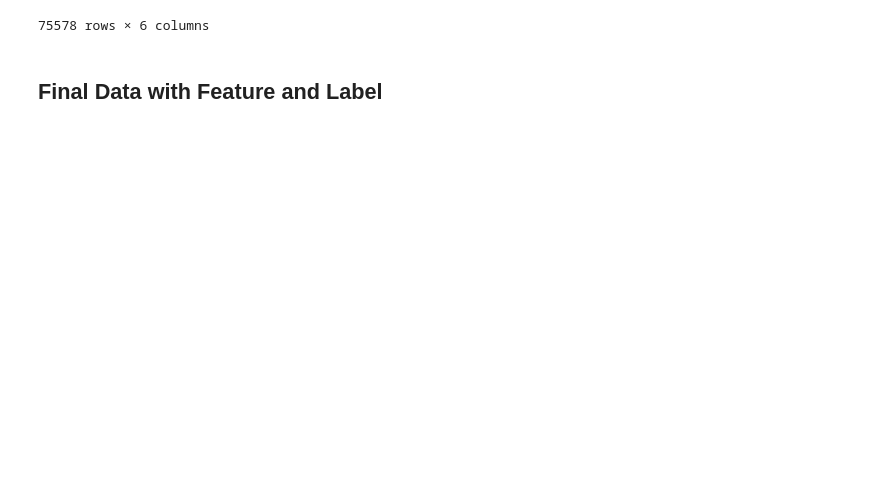
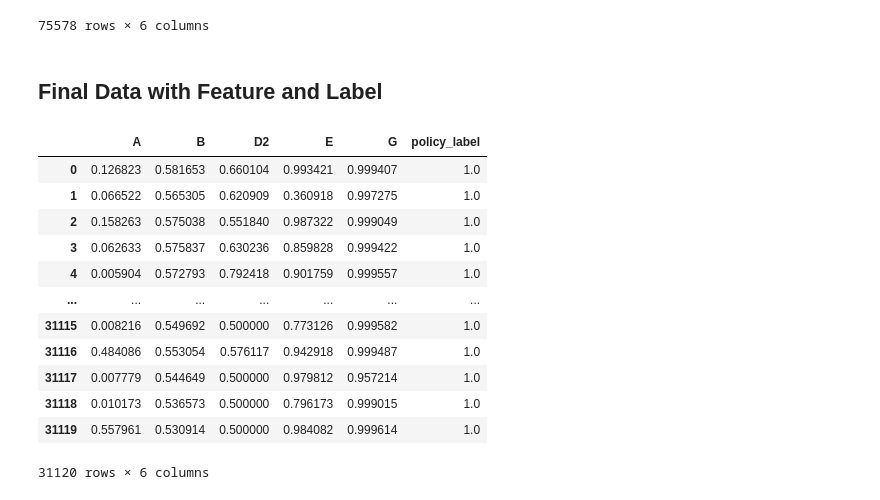
Before and after one commit to codebyhyuk/TikTok-TechJam-2025, a Jupyter notebook: data_gpt_labeler/data_preprocessing.ipynb, the cells around one changed output. Drawn from its saved outputs; the diff is of its cells as text; code cells hidden in the pictures; blank space fills up the shorter version.

```diff
--- a/data_gpt_labeler/data_preprocessing.ipynb
+++ b/data_gpt_labeler/data_preprocessing.ipynb
@@ -188,0 +189,16 @@ df_final_final = pd.concat([df_final_1, df_final_2, df_final_3, df_final_6]).res
+# %%
+pd.read_csv("../final_data_featured_filtered.csv")
+# %% [output]
+|  | A | B | D2 | E | G | policy_label |
+| 0 | 0.126823 | 0.581653 | 0.660104 | 0.993421 | 0.999407 | 1.0 |
+| 1 | 0.066522 | 0.565305 | 0.620909 | 0.360918 | 0.997275 | 1.0 |
+| 2 | 0.158263 | 0.575038 | 0.551840 | 0.987322 | 0.999049 | 1.0 |
+| 3 | 0.062633 | 0.575837 | 0.630236 | 0.859828 | 0.999422 | 1.0 |
+| 4 | 0.005904 | 0.572793 | 0.792418 | 0.901759 | 0.999557 | 1.0 |
+| ... | ... | ... | ... | ... | ... | ... |
+| 31115 | 0.008216 | 0.549692 | 0.500000 | 0.773126 | 0.999582 | 1.0 |
+| 31116 | 0.484086 | 0.553054 | 0.576117 | 0.942918 | 0.999487 | 1.0 |
+| 31117 | 0.007779 | 0.544649 | 0.500000 | 0.979812 | 0.957214 | 1.0 |
+| 31118 | 0.010173 | 0.536573 | 0.500000 | 0.796173 | 0.999015 | 1.0 |
+| 31119 | 0.557961 | 0.530914 | 0.500000 | 0.984082 | 0.999614 | 1.0 |
+31120 rows × 6 columns
```
Also changed, not shown: parts of 1 cell of this notebook, 1 other file.
